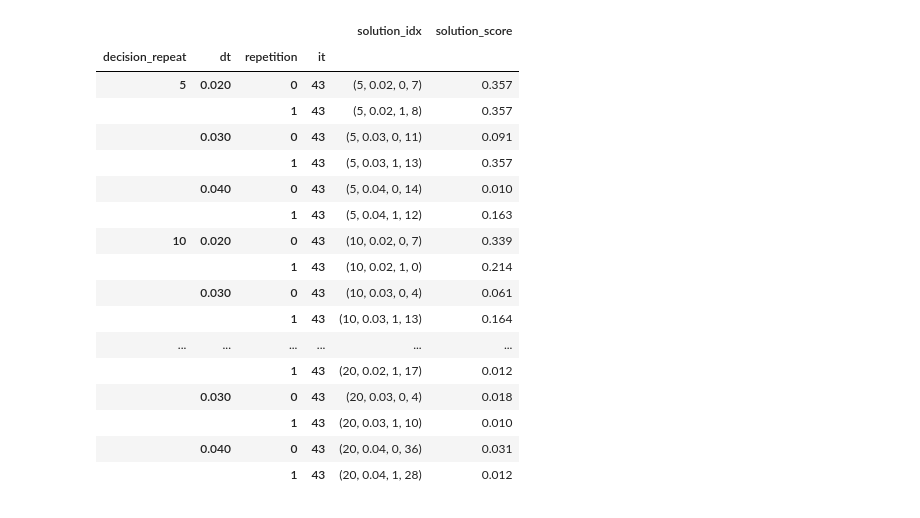
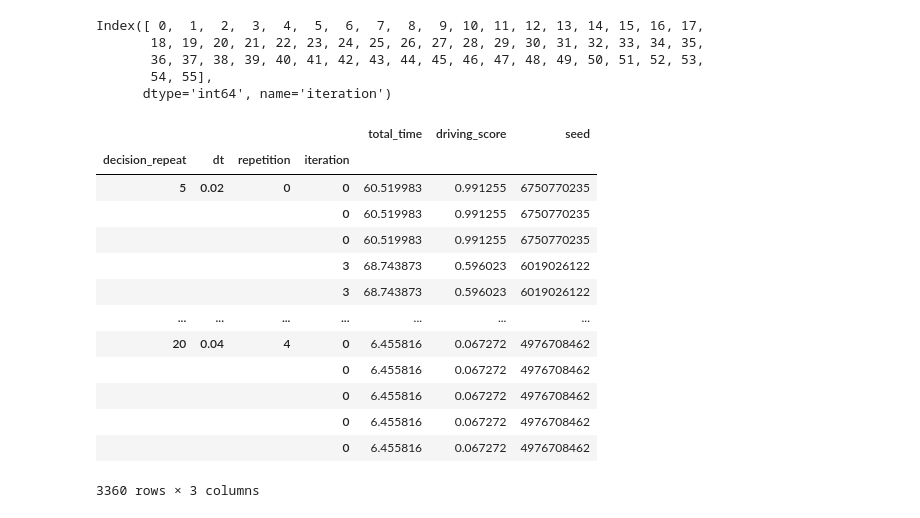
Before and after one commit to olek-osikowicz/metadrive, a Jupyter notebook: olek/analyze_rq3.ipynb, the cells around one changed output. Cells and saved outputs as stored; diff of their text form; code cells hidden in the pictures.

```diff
--- a/olek/analyze_rq3.ipynb
+++ b/olek/analyze_rq3.ipynb
@@ -108,7 +121,7 @@ df = calculate_driving_score(df)
 def get_solutions_of_iteration(curr_it, df):
 
     # get slice of data frame from iteration 0 to current iteration
-    slice = df.loc[idx[:, :, :, : curr_it + 1], :]
+    slice = df.loc[idx[:, :, :, :curr_it]]
 
     # get index of minumum driving score -> solution
     solutions_idx = (
@@ -121,25 +134,11 @@ def get_solutions_of_iteration(curr_it, df):
         )["driving_score"]
         .idxmin()
         .rename("solution_idx")
+    ).to_frame()
+
+    solutions_idx["iteration"] = curr_it
+    solutions_idx = solutions_idx.reset_index().set_index(
+        ["decision_repeat", "dt", "repetition", "iteration"]
     )
 
-    # get value of minimum driving score
-    solutions_score = (
-        slice.groupby(
-            [
-                "decision_repeat",
-                "dt",
-                "repetition",
-            ]
-        )["driving_score"]
-        .min()
-        .rename("solution_score")
-    )
-
-    solutions = pd.concat([solutions_idx, solutions_score], axis=1)
-    solutions["it"] = curr_it
-    solutions = solutions.reset_index().set_index(
-        ["decision_repeat", "dt", "repetition", "it"]
-    )
-
-    return solutions
+    return solutions_idx
@@ -163,0 +145,9 @@ sols_df = sols_df.sort_index()
+# %%
+iterations = df.index.get_level_values("iteration").unique()
+iterations
+# %% [output]
+Index([ 0,  1,  2,  3,  4,  5,  6,  7,  8,  9, 10, 11, 12, 13, 14, 15, 16, 17,
+       18, 19, 20, 21, 22, 23, 24, 25, 26, 27, 28, 29, 30, 31, 32, 33, 34, 35,
+       36, 37, 38, 39, 40, 41, 42, 43, 44, 45, 46, 47, 48, 49, 50, 51, 52, 53,
+       54, 55],
+      dtype='int64', name='iteration')
@@ -164,23 +158,19 @@ sols_df = sols_df.sort_index()
 # %%
-df = df[["total_time", "driving_score"]]
+df = df[["total_time", "driving_score", "seed"]]
+sols_df = df.loc[sols_index]
+sols_df
+# %% [output]
+|  |  |  |  | total_time | driving_score | seed |
+| decision_repeat | dt | repetition | iteration |  |  |  |
+| 5 | 0.02 | 0 | 0 | 60.519983 | 0.991255 | 6750770235 |
+|  |  |  | 0 | 60.519983 | 0.991255 | 6750770235 |
+|  |  |  | 0 | 60.519983 | 0.991255 | 6750770235 |
+|  |  |  | 3 | 68.743873 | 0.596023 | 6019026122 |
+|  |  |  | 3 | 68.743873 | 0.596023 | 6019026122 |
+| ... | ... | ... | ... | ... | ... | ... |
+| 20 | 0.04 | 4 | 0 | 6.455816 | 0.067272 | 4976708462 |
+|  |  |  | 0 | 6.455816 | 0.067272 | 4976708462 |
+|  |  |  | 0 | 6.455816 | 0.067272 | 4976708462 |
+|  |  |  | 0 | 6.455816 | 0.067272 | 4976708462 |
+|  |  |  | 0 | 6.455816 | 0.067272 | 4976708462 |
+3360 rows × 3 columns
-# %%
-get_solutions_of_iteration(43, df)
-# %% [output]
-|  |  |  |  | solution_idx | solution_score |
-| decision_repeat | dt | repetition | it |  |  |
-| 5 | 0.020 | 0 | 43 | (5, 0.02, 0, 7) | 0.357 |
-|  |  | 1 | 43 | (5, 0.02, 1, 8) | 0.357 |
-|  | 0.030 | 0 | 43 | (5, 0.03, 0, 11) | 0.091 |
-|  |  | 1 | 43 | (5, 0.03, 1, 13) | 0.357 |
-|  | 0.040 | 0 | 43 | (5, 0.04, 0, 14) | 0.010 |
-|  |  | 1 | 43 | (5, 0.04, 1, 12) | 0.163 |
-| 10 | 0.020 | 0 | 43 | (10, 0.02, 0, 7) | 0.339 |
-|  |  | 1 | 43 | (10, 0.02, 1, 0) | 0.214 |
-|  | 0.030 | 0 | 43 | (10, 0.03, 0, 4) | 0.061 |
-|  |  | 1 | 43 | (10, 0.03, 1, 13) | 0.164 |
-| ... | ... | ... | ... | ... | ... |
-|  |  | 1 | 43 | (20, 0.02, 1, 17) | 0.012 |
-|  | 0.030 | 0 | 43 | (20, 0.03, 0, 4) | 0.018 |
-|  |  | 1 | 43 | (20, 0.03, 1, 10) | 0.010 |
-|  | 0.040 | 0 | 43 | (20, 0.04, 0, 36) | 0.031 |
-|  |  | 1 | 43 | (20, 0.04, 1, 28) | 0.012 |
```
Also changed, not shown: parts of 9 cells of this notebook.
